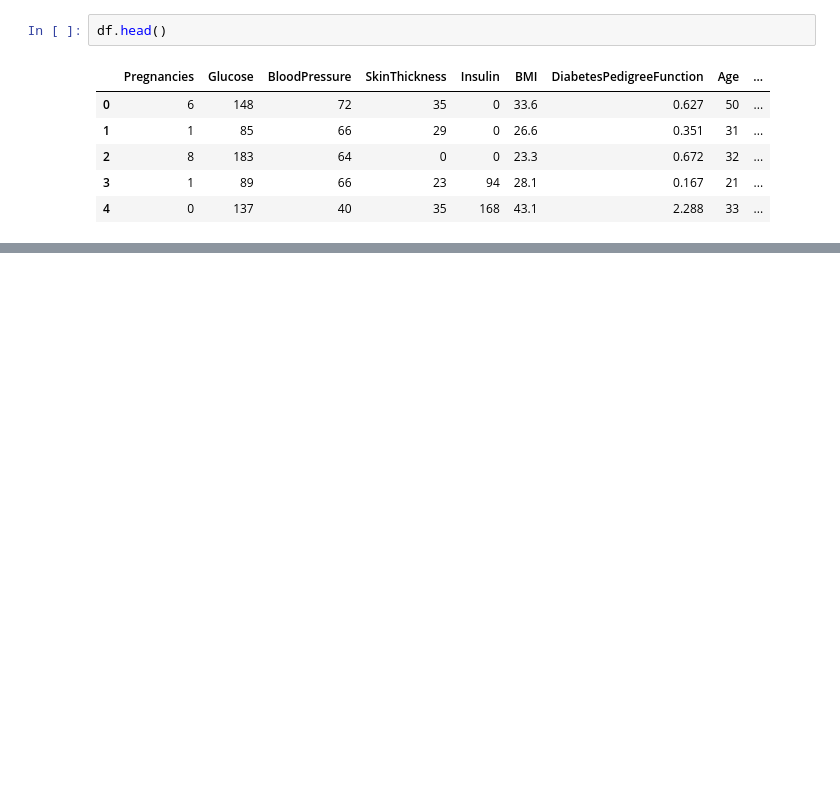
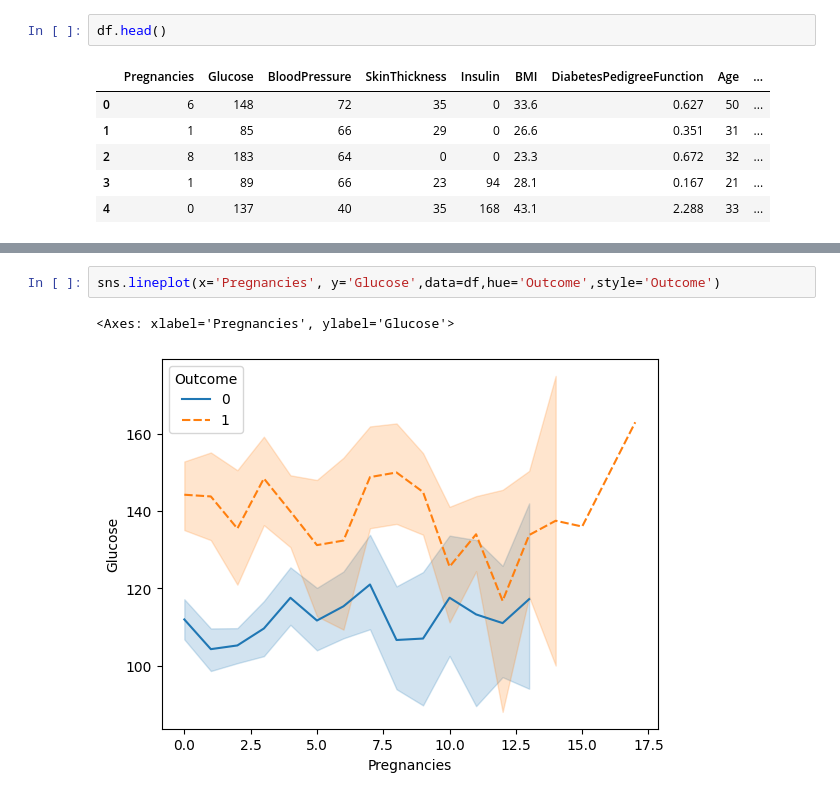
Before and after one commit to Digvijay1000/EDA, a Jupyter notebook: EDA_on_Diabetes_Dataset.ipynb, the cells around one changed output, grey strips where cells are left out. Cells and saved outputs as stored; diff of their text form; blank space fills up the shorter version.

```diff
--- a/EDA_on_Diabetes_Dataset.ipynb
+++ b/EDA_on_Diabetes_Dataset.ipynb
@@ -803,0 +811,5 @@ df.head()
+# %%
+sns.lineplot(x='Pregnancies', y='Glucose',data=df,hue='Outcome',style='Outcome')
+# %% [output]
+<Axes: xlabel='Pregnancies', ylabel='Glucose'>
+[figure, added]
```
Also changed, not shown: parts of 38 cells of this notebook.
